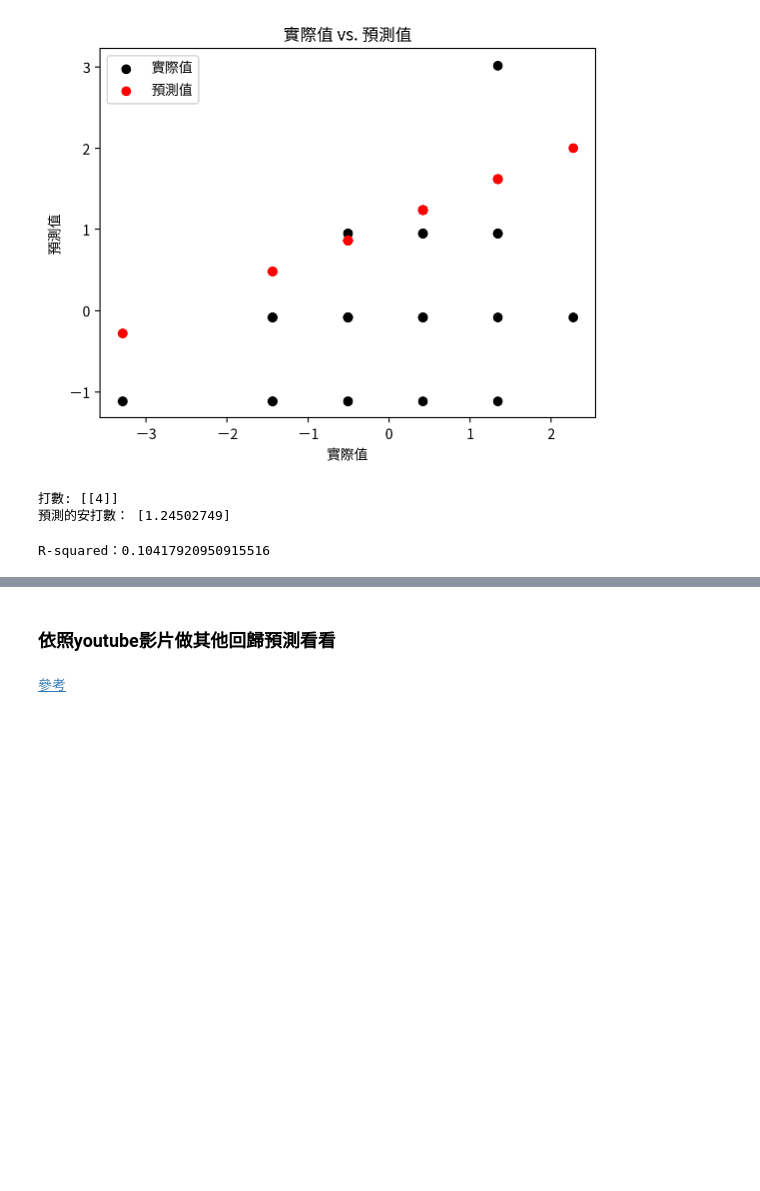
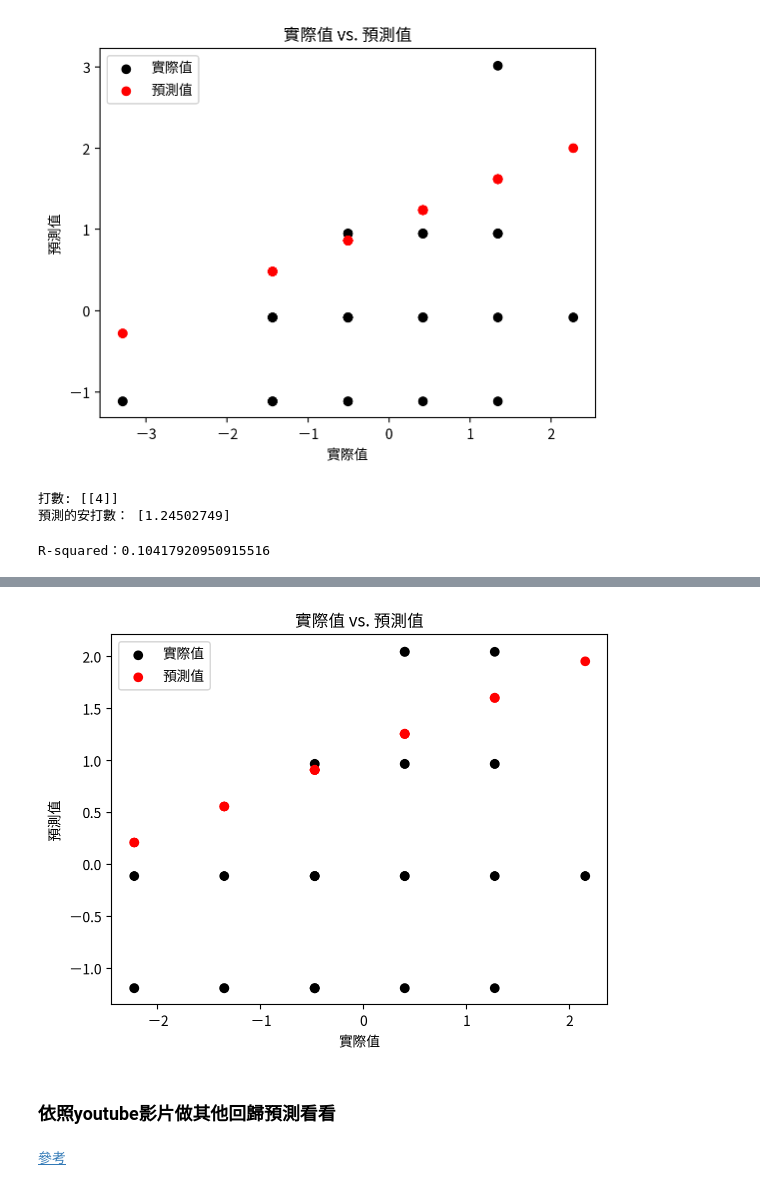
Before and after one commit to Rachelyah/CPBL_Baseball_ML_project, a Jupyter notebook: (2)資料清洗&視覺化.ipynb, the cells around one changed output, grey strips where cells are left out. Cells and saved outputs as stored; diff of their text form; code cells hidden in the pictures; blank space fills up the shorter version.

```diff
--- a/(2)資料清洗&視覺化.ipynb
+++ b/(2)資料清洗&視覺化.ipynb
@@ -524,3 +547,31 @@ r2 = r2_score(y_real, y_predict)
 print('R-squared：{}'.format(r2))
 # %% [output]
 R-squared：0.10417920950915516
+# %%
+#梯度下降法
+
+from sklearn.model_selection import train_test_split
+from sklearn.linear_model import SGDRegressor
+from sklearn.preprocessing import StandardScaler
+from sklearn.metrics import mean_squared_error
+import pandas as pd
+
+x = new_df['打數'].values.reshape(-1, 1) #資料進行 reshape，將其轉換成一列，因為 LinearRegression 模型期望 x 是二維數組。
+y = new_df['安打']
+x_train, x_test, y_train, y_test = train_test_split(x, y, test_size=0.2)
+std_x = StandardScaler()
+x_train = std_x.fit_transform(x_train)
+x_test = std_x.transform(x_test)
+std_y = StandardScaler()
+y_train = std_y.fit_transform(y_train.to_numpy().reshape(-1, 1))
+y_test = std_y.transform(y_test.to_numpy().reshape(-1, 1))
+sgd = SGDRegressor()
+sgd.fit(x_train, y_train)
+print('權重值：{}'.format(sgd.coef_))
+print('偏置值：{}'.format(sgd.intercept_))
+y_predict = std_y.inverse_transform(sgd.predict(x_test).reshape(-1, 1))
+y_real = std_y.inverse_transform(y_test)
+for i in range(10):
+  print('預測值：{}，真實值：{}'.format(y_predict[i], y_real[i]))
+merror = mean_squared_error(y_real, y_predict)
+print('平均方差：{}'.format(merror))
@@ -527,3 +592,18 @@ R-squared：0.10417920950915516
+# %%
+import seaborn as sns
+import matplotlib.pyplot as plt
+
+# 假設 x 是實際值，y 是預測值
+
+plt.scatter(x_test, y_test, color='black', label='實際值')
+plt.scatter(x_test, y_predict, color='red', label='預測值')  # 將預測值以散點方式呈現
+plt.xlabel('實際值')
+plt.ylabel('預測值')
+plt.title('實際值 vs. 預測值')
+plt.legend()  # 顯示圖例，區分實際值和預測值的顏色
+plt.show()
+# %% [output]
+[figure, added]
 # %% [markdown]
 ### 依照youtube影片做其他回歸預測看看
 # %% [markdown]
```
Also changed, not shown: parts of 3 cells of this notebook, 7 other files.
